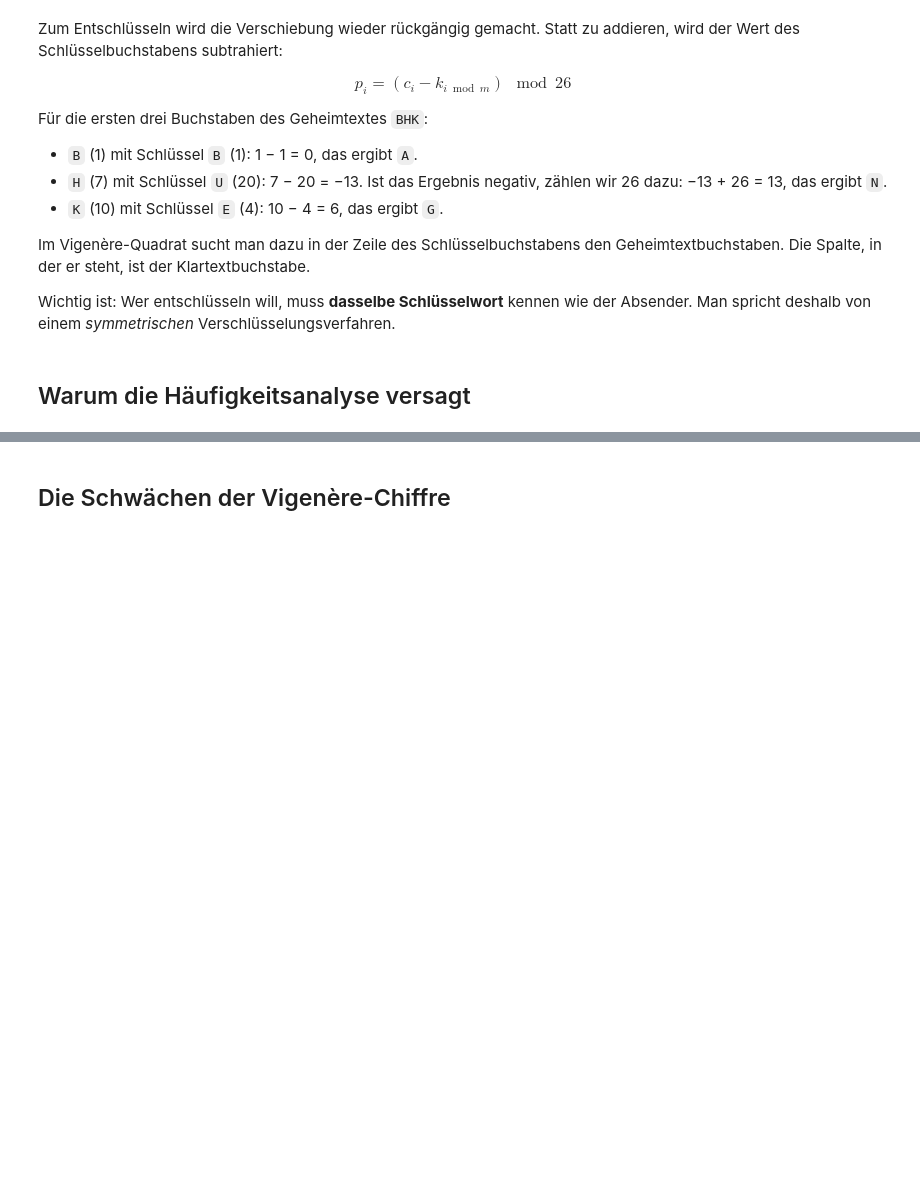
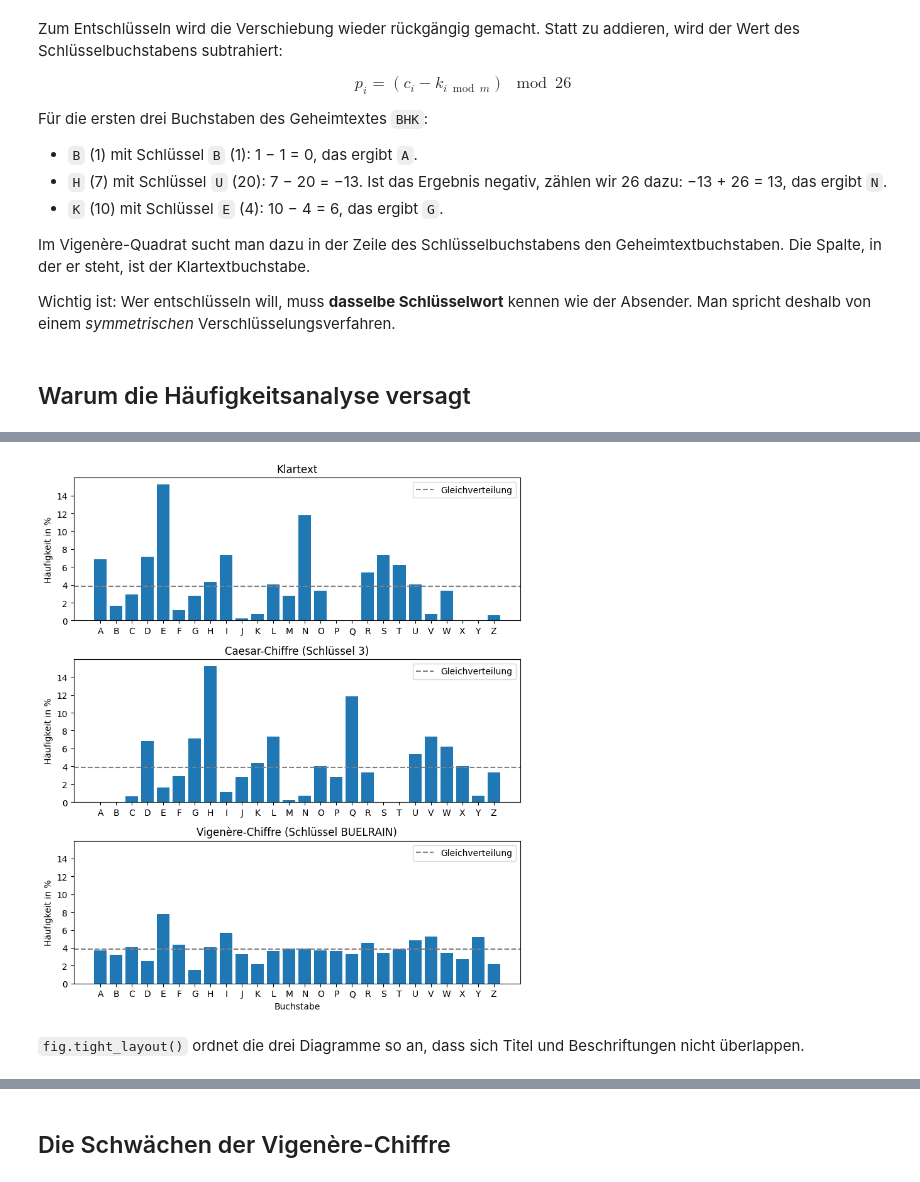
Before and after one commit to SkriptenMk/I_eW_25-29, a Jupyter notebook: files/lektionen_hs26/261023_caesar_knacken/261023_vigenere.ipynb, the cells around one changed output, grey strips where cells are left out. Cells and saved outputs as stored; diff of their text form; code cells hidden in the pictures; blank space fills up the shorter version.

```diff
--- a/files/lektionen_hs26/261023_caesar_knacken/261023_vigenere.ipynb
+++ b/files/lektionen_hs26/261023_caesar_knacken/261023_vigenere.ipynb
@@ -266,0 +348,3 @@ Sekundenbruchteilen fertig wie bei der Caesar-Chiffre.
+# %%
+caesar_text = caesar(plain, 3)
+vigenere_text = vigenere(plain, "BUELRAIN")
@@ -266,0 +522,28 @@ Sekundenbruchteilen fertig wie bei der Caesar-Chiffre.
+# %%
+def plot_frequency(ax, frequency: dict[str, float], title: str) -> None:
+    letters = list(frequency.keys())
+    values = list(frequency.values())
+
+    ax.bar(letters, values)
+    ax.axhline(100 / 26, color="gray", linestyle="--", label="Gleichverteilung")
+    ax.set_title(title)
+    ax.set_ylabel("Häufigkeit in %")
+    ax.legend()
+# %%
+#| label: fig-histogramme
+#| fig-cap: "Buchstabenhäufigkeiten im Klartext, in der Caesar-Chiffre und in der Vigenère-Chiffre."
+
+fig, axes = plt.subplots(3, 1, sharey=True, figsize=(8, 9))
+
+plot_frequency(axes[0], plain_frequency, "Klartext")
+plot_frequency(axes[1], caesar_frequency, "Caesar-Chiffre (Schlüssel 3)")
+plot_frequency(axes[2], vigenere_frequency, "Vigenère-Chiffre (Schlüssel BUELRAIN)")
+
+axes[2].set_xlabel("Buchstabe")
+fig.tight_layout()
+plt.show()
+# %% [output]
+[figure, added]
+# %% [markdown]
+`fig.tight_layout()` ordnet die drei Diagramme so an, dass sich Titel
+und Beschriftungen nicht überlappen.
```
Also changed, not shown: parts of 33 cells of this notebook.
